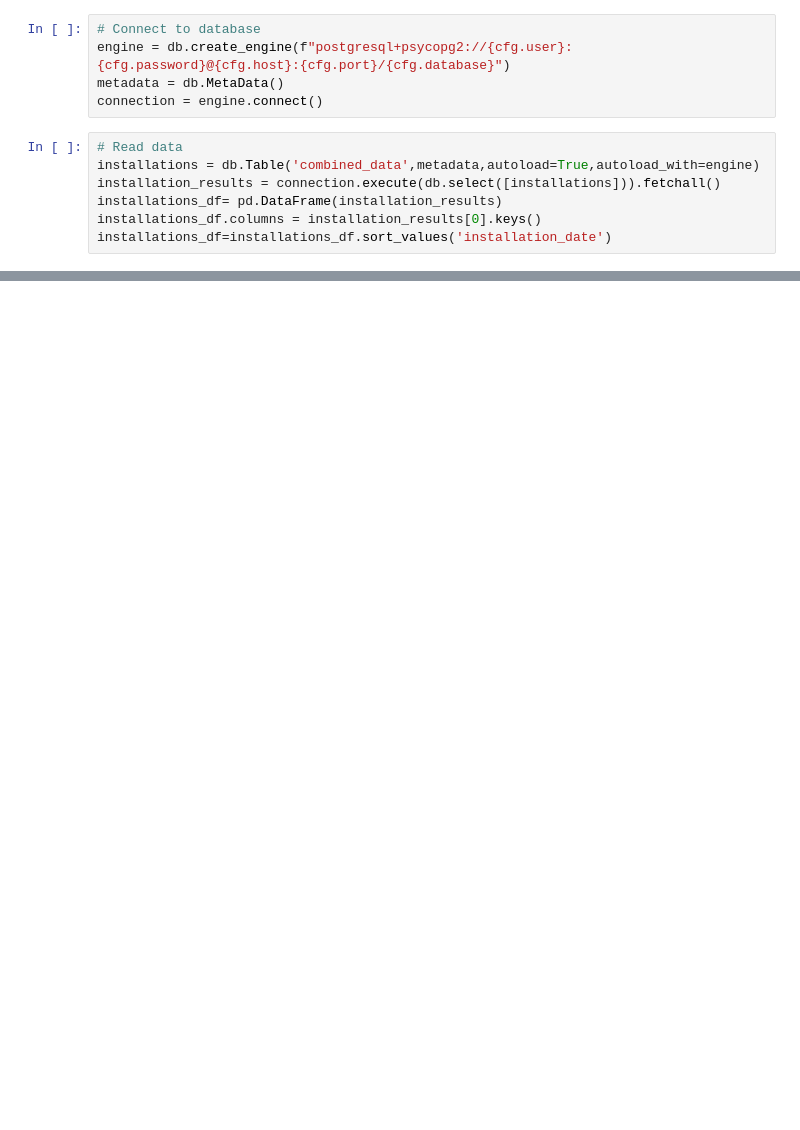
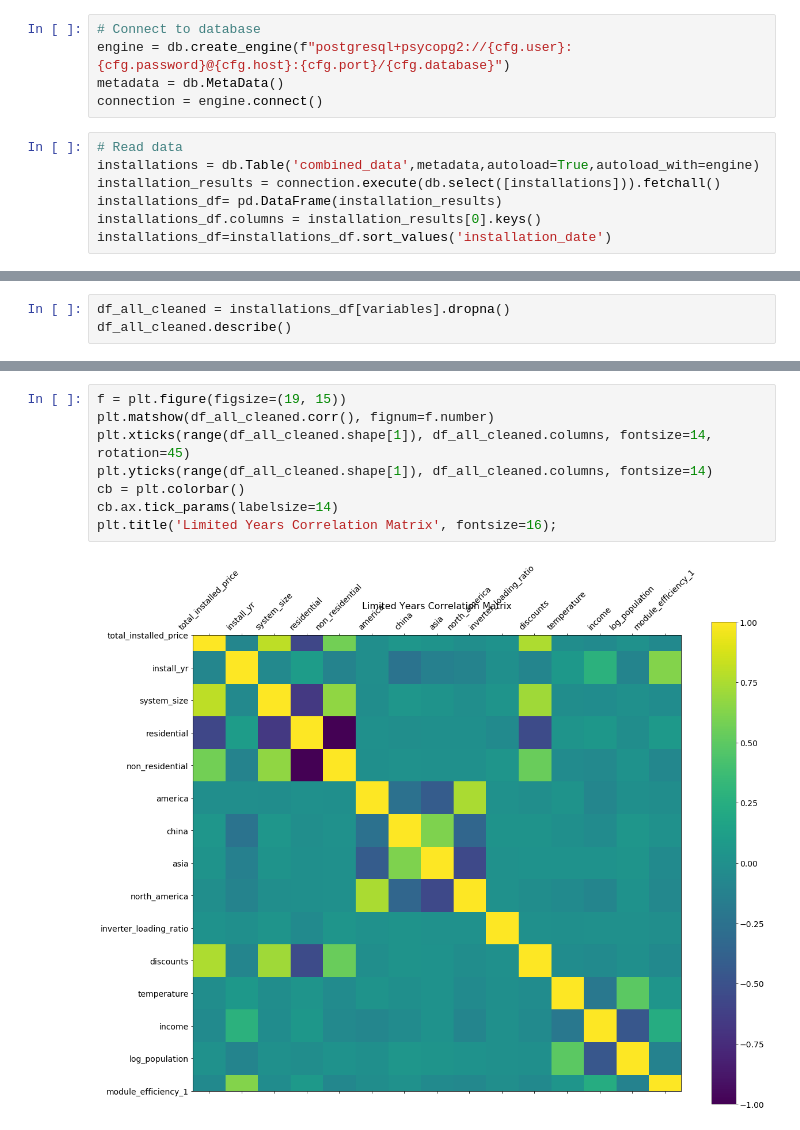
Before and after one commit to janinewhite/Solar-Predicitions, a Jupyter notebook: Data Analysis.ipynb, the cells around one changed output, grey strips where cells are left out. Cells and saved outputs as stored; diff of their text form; blank space fills up the shorter version.

```diff
--- a/Data Analysis.ipynb
+++ b/Data Analysis.ipynb
@@ -37,0 +107,3 @@ y =
+# %%
+df_all_cleaned = installations_df[variables].dropna()
+df_all_cleaned.describe()
@@ -37,0 +141,10 @@ y =
+# %%
+f = plt.figure(figsize=(19, 15))
+plt.matshow(df_all_cleaned.corr(), fignum=f.number)
+plt.xticks(range(df_all_cleaned.shape[1]), df_all_cleaned.columns, fontsize=14, rotation=45)
+plt.yticks(range(df_all_cleaned.shape[1]), df_all_cleaned.columns, fontsize=14)
+cb = plt.colorbar()
+cb.ax.tick_params(labelsize=14)
+plt.title('Limited Years Correlation Matrix', fontsize=16);
+# %% [output]
+[figure, added]
```
Also changed, not shown: parts of 22 cells of this notebook, 22 other files.
